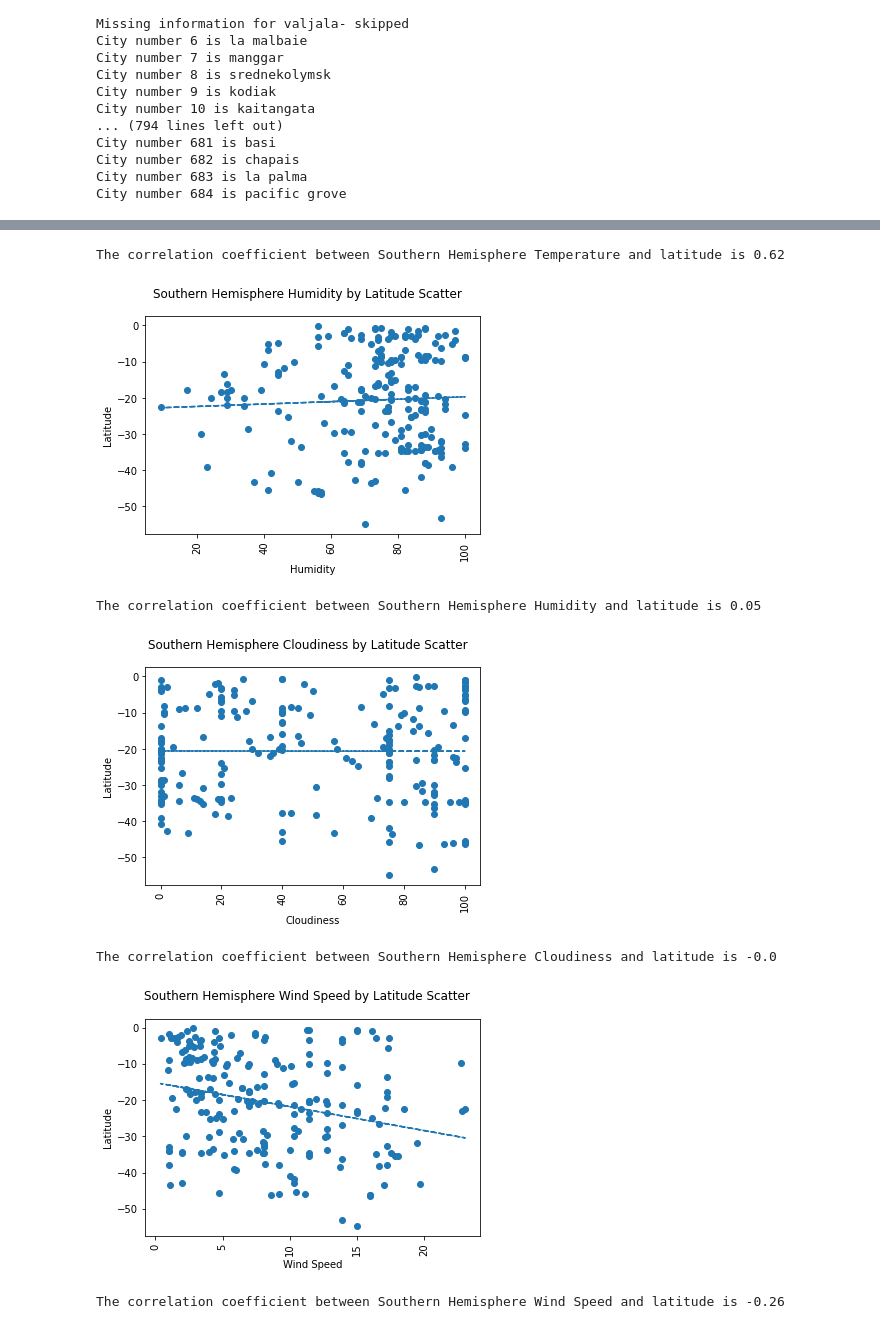
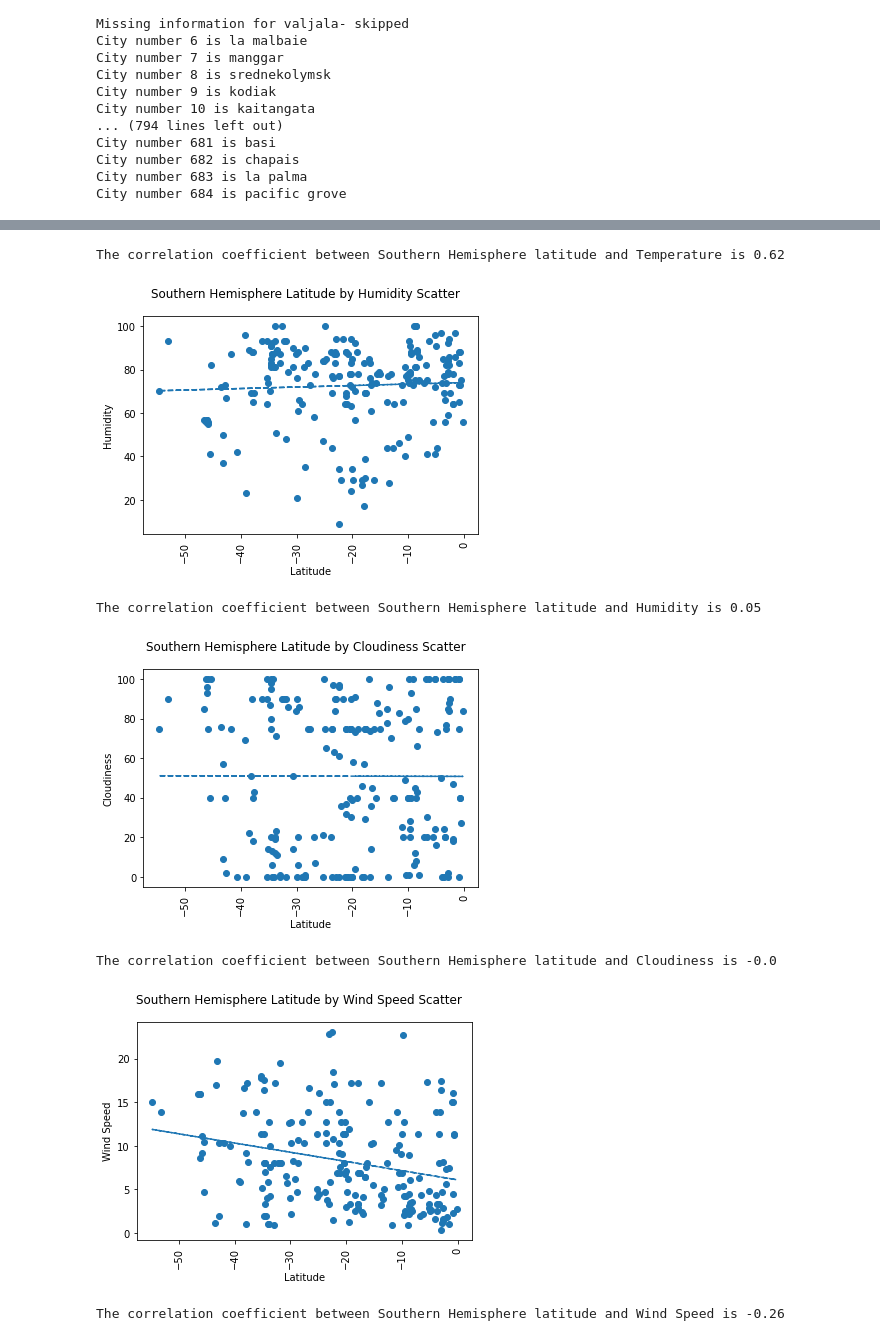
Before and after one commit to samanthasains/python-api-challenge, a Jupyter notebook: WeatherPy/WeatherPy.ipynb, the cells around one changed output, grey strips where cells are left out. Drawn from its saved outputs; the diff is of its cells as text; code cells hidden in the pictures.

Commit message:
Changes axes of plots

```diff
--- a/WeatherPy/WeatherPy.ipynb
+++ b/WeatherPy/WeatherPy.ipynb
@@ -138,14 +138,14 @@ for key, value in city_data.items():
     plt.cla()
 
     #Create scatter plots
-    title=f"{key} by Latitude Scatter"
+    title=f"Latitude by {key} Scatter"
     fig_title=f"{value}_scatter"
-    fig_title=plt.scatter(value, cities_complete['Latitude'], marker="o")
+    fig_title=plt.scatter(cities_complete['Latitude'], value, marker="o")
 
     #Incorporate the other graph properties
-    plt.title(f"City Latitude by {key}")
-    plt.xlabel(key)
-    plt.ylabel("Latitude")
+    plt.title(f"City {key} by Latitude")
+    plt.xlabel("Latitude")
+    plt.ylabel(key)
 
     #Save the figure as PNG
     plt.savefig(f"{title}.png")
@@ -170,24 +170,24 @@ for key, value in northern_data.items():
     plt.cla()
 
     #Complete linear regression
-    slope, city_int, r, p, std_err = st.linregress(northern_cities[key], northern_cities['Latitude'])
+    slope, city_int, r, p, std_err = st.linregress(northern_cities['Latitude'], northern_cities[key])
 
     # Create equation of line to calculate predicted violent crime rate
-    city_fit = slope * northern_cities[key] + city_int
+    city_fit = slope * northern_cities['Latitude'] + city_int
 
     #Create scatter plots
-    title=f"Northern Hemisphere {key} by Latitude Scatter"
-    plt.scatter(northern_cities[key], northern_cities['Latitude'])
-    plt.plot(northern_cities[key], city_fit,"--")
+    title=f"Northern Hemisphere Latitude by {key} Scatter"
+    plt.scatter(northern_cities['Latitude'], northern_cities[key])
+    plt.plot(northern_cities['Latitude'], city_fit,"--")
     plt.xticks(rotation=90)
     plt.suptitle(title)
-    plt.xlabel(key)
-    plt.ylabel('Latitude')
+    plt.xlabel('Latitude')
+    plt.ylabel(key)
 
     #Save the figure as PNG
     plt.savefig(f"{title}.png")
 
     #Show plot
     plt.show()
-    print(f"The correlation coefficient between Northern Hemisphere {key} and latitude is {round(st.pearsonr(northern_cities[key], northern_cities['Latitude'])[0],2)}")
+    print(f"The correlation coefficient between Northern Hemisphere latitude and {key} is {round(st.pearsonr(northern_cities[key], northern_cities['Latitude'])[0],2)}")
 # %% [output]
@@ -208,24 +208,24 @@ for key, value in southern_data.items():
     plt.cla()
 
     #Complete linear regression
-    slope, city_int, r, p, std_err = st.linregress(southern_cities[key], southern_cities['Latitude'])
+    slope, city_int, r, p, std_err = st.linregress(southern_cities['Latitude'], southern_cities[key])
 
     # Create equation of line to calculate predicted violent crime rate
-    city_fit = slope * southern_cities[key] + city_int
+    city_fit = slope * southern_cities['Latitude'] + city_int
 
     #Create scatter plots
-    title=f"Southern Hemisphere {key} by Latitude Scatter"
-    plt.scatter(southern_cities[key], southern_cities['Latitude'])
-    plt.plot(southern_cities[key], city_fit,"--")
+    title=f"Southern Hemisphere Latitude by {key} Scatter"
+    plt.scatter(southern_cities['Latitude'], southern_cities[key])
+    plt.plot(southern_cities['Latitude'], city_fit,"--")
     plt.xticks(rotation=90)
     plt.suptitle(title)
-    plt.xlabel(key)
-    plt.ylabel('Latitude')
+    plt.xlabel('Latitude')
+    plt.ylabel(key)
 
     #Save the figure as PNG
     plt.savefig(f"{title}.png")
 
     #Show plot
     plt.show()
-    print(f"The correlation coefficient between Southern Hemisphere {key} and latitude is {round(st.pearsonr(southern_cities[key], southern_cities['Latitude'])[0],2)}")
+    print(f"The correlation coefficient between Southern Hemisphere latitude and {key} is {round(st.pearsonr(southern_cities[key], southern_cities['Latitude'])[0],2)}")
 # %% [output]
@@ -233,7 +233,7 @@ for key, value in southern_data.items():
-The correlation coefficient between Southern Hemisphere Temperature and latitude is 0.62
+The correlation coefficient between Southern Hemisphere latitude and Temperature is 0.62
-[figure, old version]
+[figure, new version]
-The correlation coefficient between Southern Hemisphere Humidity and latitude is 0.05
+The correlation coefficient between Southern Hemisphere latitude and Humidity is 0.05
-[figure, old version]
+[figure, new version]
-The correlation coefficient between Southern Hemisphere Cloudiness and latitude is -0.0
+The correlation coefficient between Southern Hemisphere latitude and Cloudiness is -0.0
-[figure, old version]
+[figure, new version]
-The correlation coefficient between Southern Hemisphere Wind Speed and latitude is -0.26
+The correlation coefficient between Southern Hemisphere latitude and Wind Speed is -0.26
```
Also changed, not shown: parts of 3 cells of this notebook, 24 other files.
